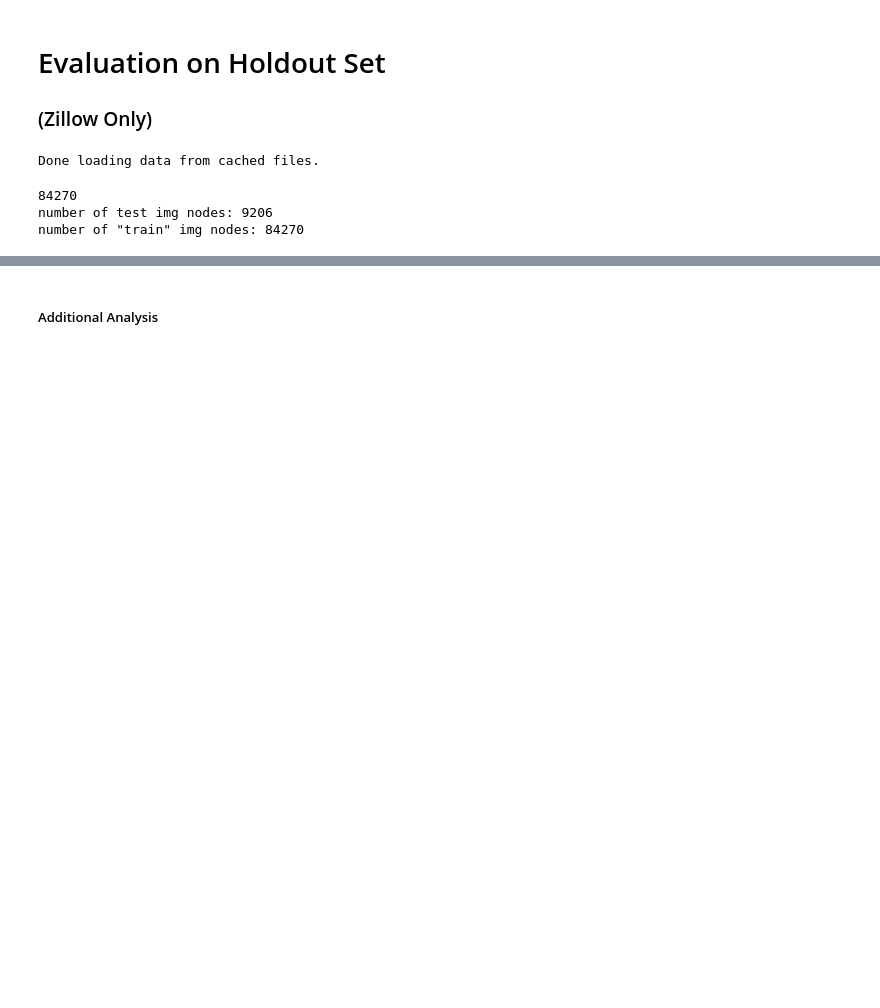
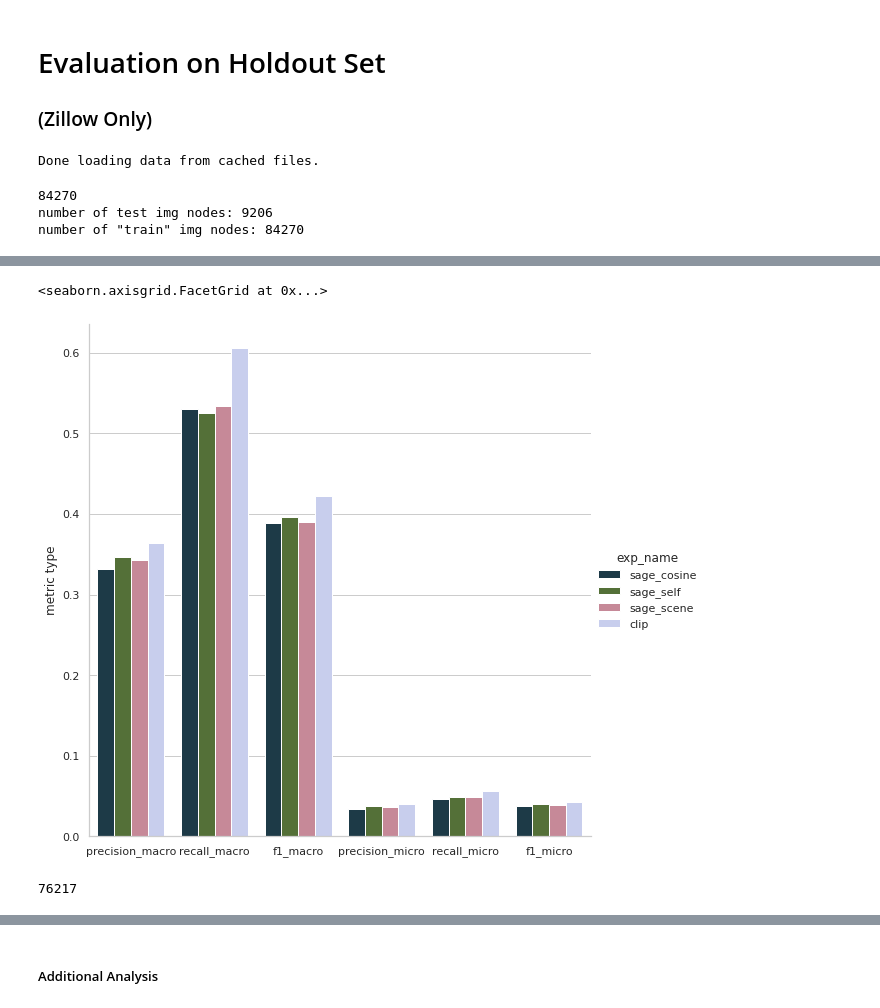
Before and after one commit to tanyanaheta/capstone-mmkg, a Jupyter notebook: notebooks/validation_exp_all.ipynb, the cells around one changed output, grey strips where cells are left out. Cells and saved outputs as stored; diff of their text form; code cells hidden in the pictures; blank space fills up the shorter version.

```diff
--- a/notebooks/validation_exp_all.ipynb
+++ b/notebooks/validation_exp_all.ipynb
@@ -1132,0 +1189,4 @@ plt.show()
+# %%
+print(prec_rec_f1_data)
+prec_rec_f1_data_plot = pd.melt(prec_rec_f1_data, id_vars=['exp_name'], value_vars=['precision_macro', 'recall_macro', 'f1_macro',
+                                                                'precision_micro', 'recall_micro', 'f1_micro'])
@@ -1132,0 +1205,54 @@ plt.show()
+# %%
+g_metrics = sns.catplot(
+    data=prec_rec_f1_data_plot, kind="bar",
+    x="variable", y="value", hue="exp_name",
+    palette="cubehelix", height=8
+)
+#plt.title('Link Prediction Metrics At Best F1 Score')
+g_metrics.set_axis_labels("", "metric type")
+# %% [output]
+<seaborn.axisgrid.FacetGrid at 0x...>
+[figure, added]
+# %%
+method_link_scores = {'sage': test_sage_link_scores, 'clip': test_clip_link_scores}
+
+if not os.path.exists('roc_auc_scores.json'):
+    roc_auc_values = {f'sage_{reconnection_method}': {'micro': 0, 'macro': 0}, 'clip': {'micro': 0, 'macro': 0}}
+else:
+    roc_auc_values = json.load(open('roc_auc_scores.json', 'r'))
+
+if not os.path.exists('roc_data.csv'):
+    roc_data = pd.DataFrame(columns=['exp_name', 'fpr_micro', 'tpr_micro'])
+else:
+    roc_data = pd.read_csv('roc_data.csv')
+    roc_data = roc_data[roc_data['exp_name']!=f'sage_{reconnection_method}']
+    roc_data = roc_data[roc_data['exp_name']!='clip']
+
+for method in method_link_scores:
+    fpr_micro, tpr_micro, thresholds = metrics.roc_curve(test_adj_matrix.flatten(), method_link_scores[method].flatten())
+    method_roc_data = pd.DataFrame(columns=['exp_name', 'fpr_micro', 'tpr_micro'])
+    exp_name = f'sage_{reconnection_method}' if method == 'sage' else 'clip'
+
+    roc_auc_values[exp_name] = {'micro': 0, 'macro': 0} # overwrite old results
+
+    method_roc_data['fpr_micro'] = fpr_micro
+    method_roc_data['tpr_micro'] = tpr_micro
+    method_roc_data['exp_name'] = exp_name
+
+    roc_data = pd.concat([roc_data, method_roc_data])
+
+    roc_auc_values[exp_name]['micro'] = metrics.auc(fpr_micro, tpr_micro)
+
+    keyword_aucs = []
+    for i in range(method_link_scores[method].shape[0]):
+        keyword_aucs.append(metrics.roc_auc_score(test_adj_matrix[i], method_link_scores[method][i]))
+    roc_auc_values[exp_name]['macro'] = np.mean(keyword_aucs)
+
+#roc_data.drop_duplicates(subset='exp_name', keep='last', inplace=True)
+roc_data.to_csv('roc_data.csv', index=False)
+print(len(roc_data))
+
+with open('roc_auc_scores.json', 'w') as outfile:
+    json.dump(roc_auc_values, outfile)
+# %% [output]
+76217
```
Also changed, not shown: parts of 34 cells of this notebook, 1 other file.
